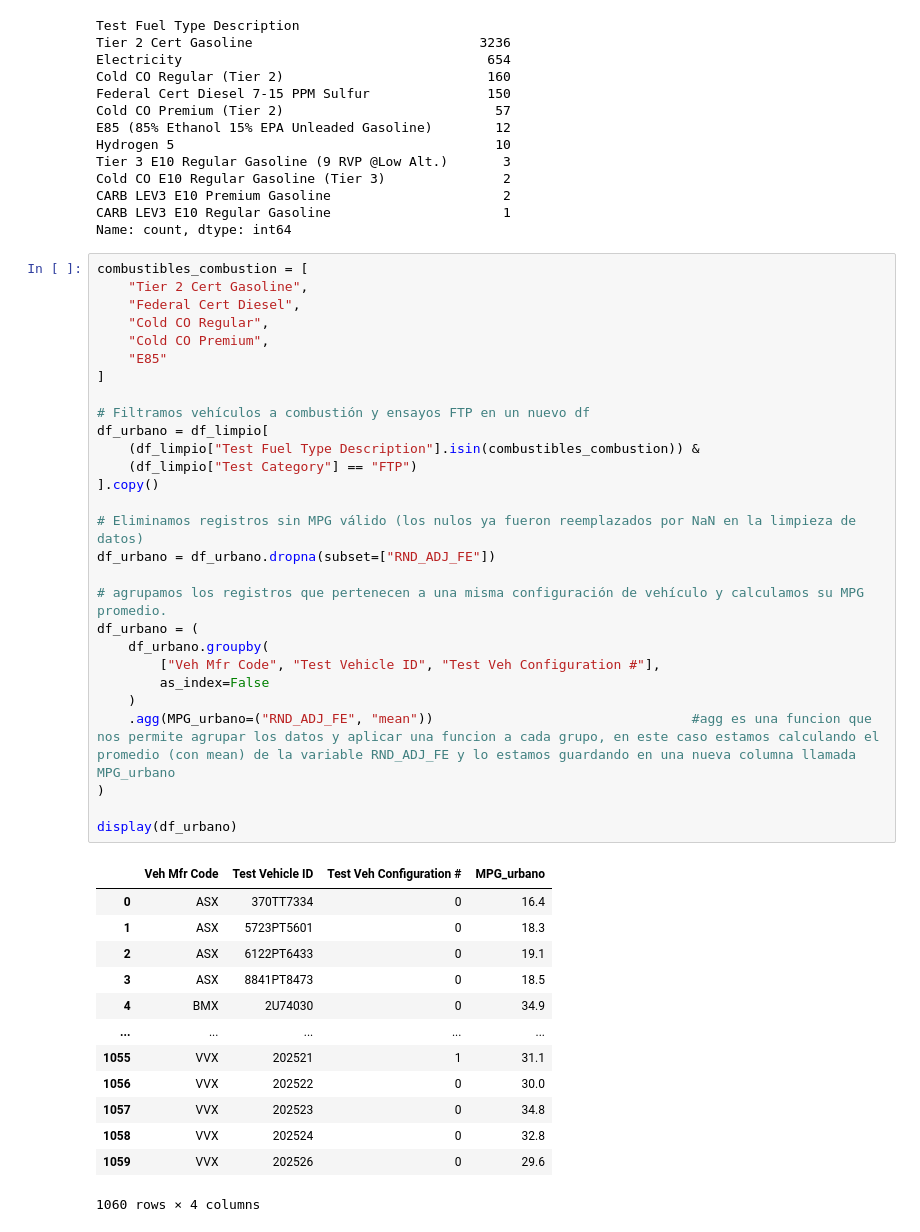
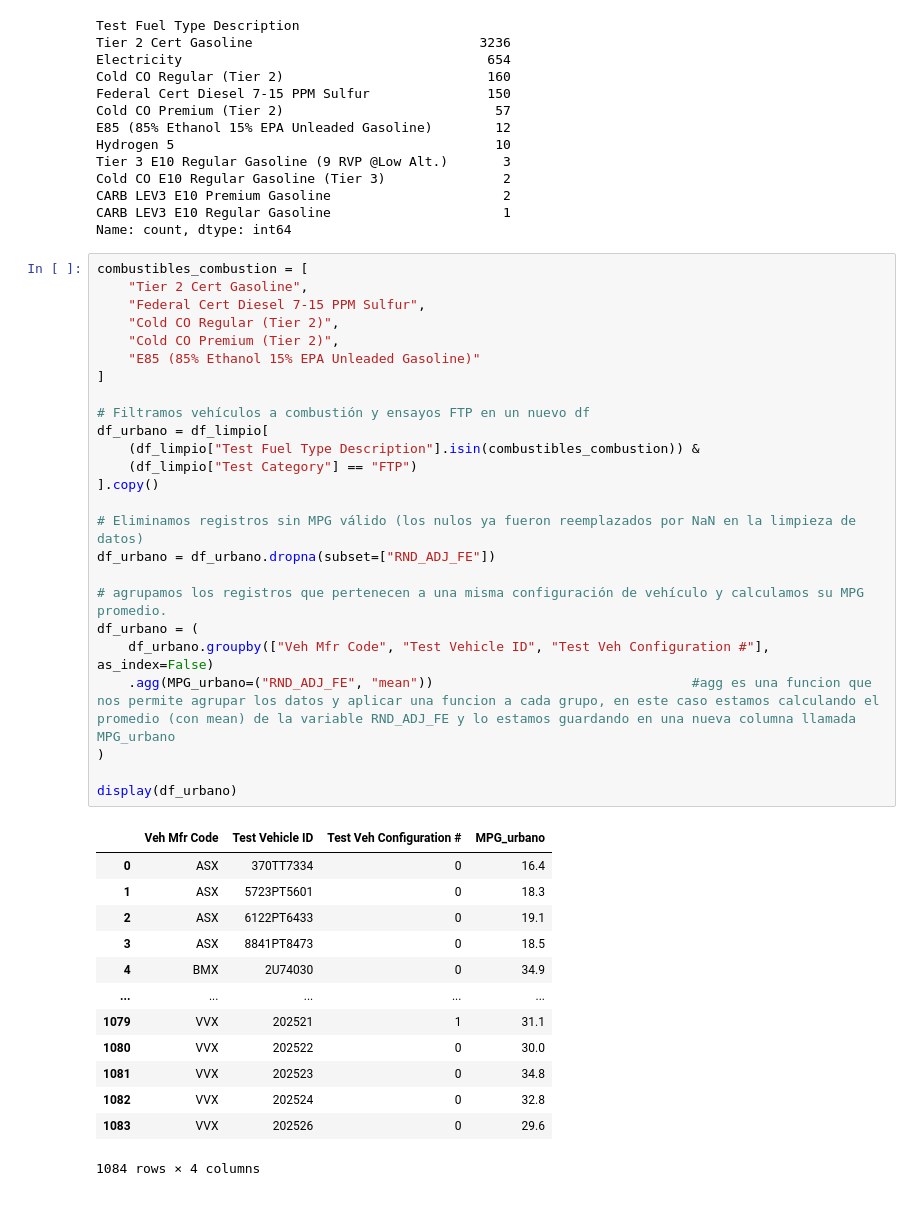
Before and after one commit to abiordorica13/TPEFUNDAMENTOS, a Jupyter notebook: Untitled-1.ipynb, the cells around one changed output. Saved outputs shown, nothing was run; the diff lists cells and outputs as text.

```diff
--- a/Untitled-1.ipynb
+++ b/Untitled-1.ipynb
@@ -1745,45 +1737,42 @@ Name: count, dtype: int64
 # %%
 combustibles_combustion = [
     "Tier 2 Cert Gasoline",
-    "Federal Cert Diesel",
-    "Cold CO Regular",
-    "Cold CO Premium",
-    "E85"
+    "Federal Cert Diesel 7-15 PPM Sulfur",
+    "Cold CO Regular (Tier 2)",
+    "Cold CO Premium (Tier 2)",
+    "E85 (85% Ethanol 15% EPA Unleaded Gasoline)"
 ]
 
 # Filtramos vehículos a combustión y ensayos FTP en un nuevo df
 df_urbano = df_limpio[
     (df_limpio["Test Fuel Type Description"].isin(combustibles_combustion)) &
     (df_limpio["Test Category"] == "FTP")
 ].copy()
 
 # Eliminamos registros sin MPG válido (los nulos ya fueron reemplazados por NaN en la limpieza de datos)
 df_urbano = df_urbano.dropna(subset=["RND_ADJ_FE"])
 
 # agrupamos los registros que pertenecen a una misma configuración de vehículo y calculamos su MPG promedio.
 df_urbano = (
-    df_urbano.groupby(
-        ["Veh Mfr Code", "Test Vehicle ID", "Test Veh Configuration #"],
-        as_index=False
-    )
+    df_urbano.groupby(["Veh Mfr Code", "Test Vehicle ID", "Test Veh Configuration #"], as_index=False)
     .agg(MPG_urbano=("RND_ADJ_FE", "mean"))                                 #agg es una funcion que nos permite agrupar los datos y aplicar una funcion a cada grupo, en este caso estamos calculando el promedio (con mean) de la variable RND_ADJ_FE y lo estamos guardando en una nueva columna llamada MPG_urbano
 )
 
 display(df_urbano)
 # %% [output]
 |  | Veh Mfr Code | Test Vehicle ID | Test Veh Configuration # | MPG_urbano |
 | 0 | ASX | 370TT7334 | 0 | 16.4 |
 | 1 | ASX | 5723PT5601 | 0 | 18.3 |
 | 2 | ASX | 6122PT6433 | 0 | 19.1 |
 | 3 | ASX | 8841PT8473 | 0 | 18.5 |
 | 4 | BMX | 2U74030 | 0 | 34.9 |
 | ... | ... | ... | ... | ... |
-| 1055 | VVX | 202521 | 1 | 31.1 |
-| 1056 | VVX | 202522 | 0 | 30.0 |
-| 1057 | VVX | 202523 | 0 | 34.8 |
-| 1058 | VVX | 202524 | 0 | 32.8 |
-| 1059 | VVX | 202526 | 0 | 29.6 |
+| 1079 | VVX | 202521 | 1 | 31.1 |
+| 1080 | VVX | 202522 | 0 | 30.0 |
+| 1081 | VVX | 202523 | 0 | 34.8 |
+| 1082 | VVX | 202524 | 0 | 32.8 |
+| 1083 | VVX | 202526 | 0 | 29.6 |
-1060 rows × 4 columns
+1084 rows × 4 columns
 # %%
 # Calculamos resultados
 total = len(df_urbano)
```
Also changed, not shown: parts of 29 cells of this notebook.
